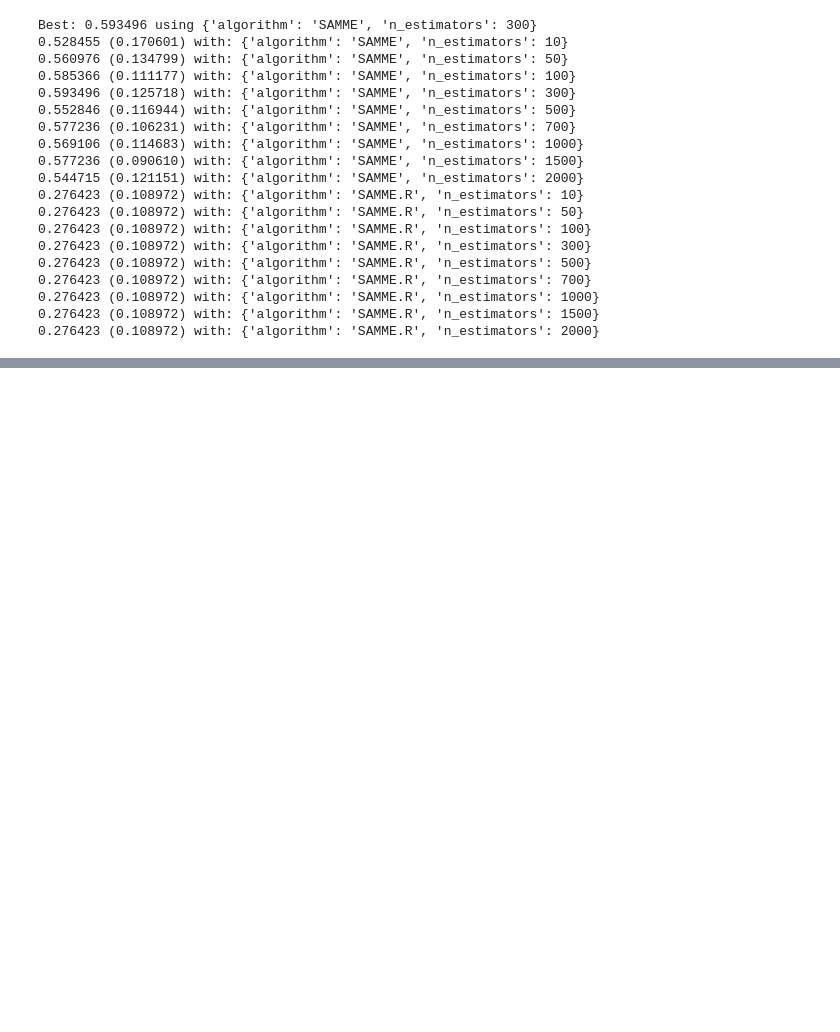
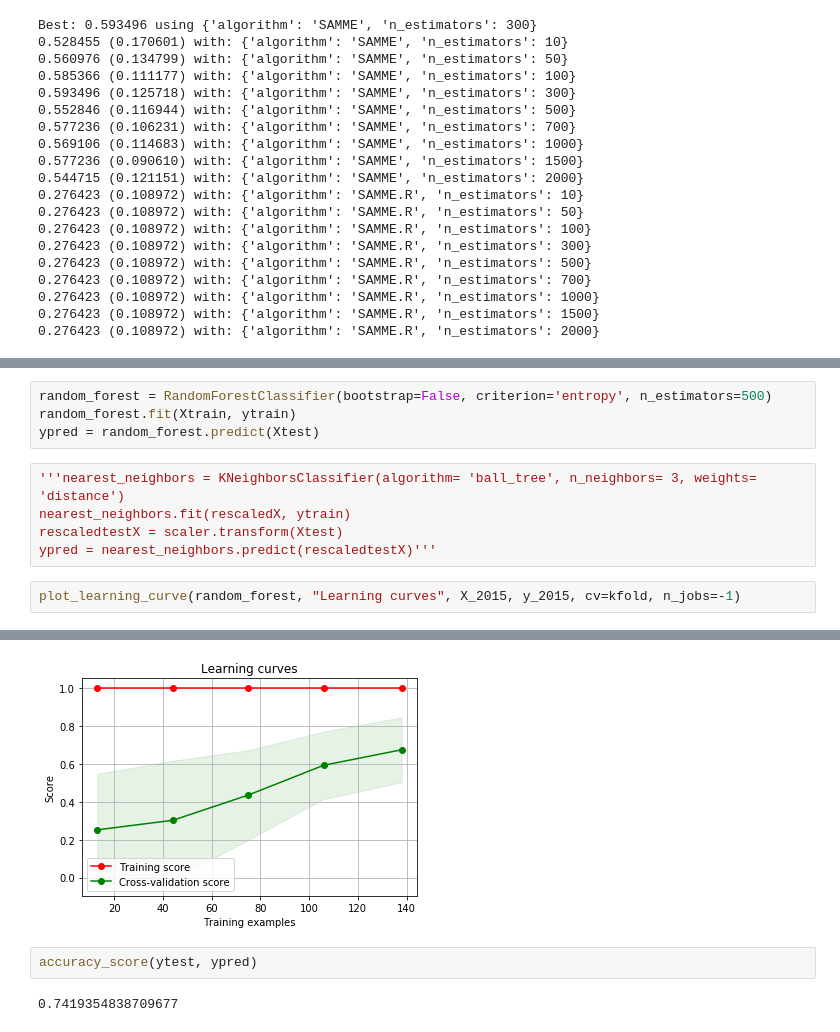
Before and after one commit to fsssa-iscteiulpt/FCD, a Jupyter notebook: Machine Learning FCD.ipynb, the cells around one changed output, grey strips where cells are left out. Drawn from its saved outputs; the diff is of its cells as text; blank space fills up the shorter version.

```diff
--- a/Machine Learning FCD.ipynb
+++ b/Machine Learning FCD.ipynb
@@ -611,0 +698,12 @@ Best: 0.593496 using {'algorithm': 'SAMME', 'n_estimators': 300}
+# %%
+random_forest = RandomForestClassifier(bootstrap=False, criterion='entropy', n_estimators=500)
+random_forest.fit(Xtrain, ytrain)
+ypred = random_forest.predict(Xtest)
+# %%
+'''nearest_neighbors = KNeighborsClassifier(algorithm= 'ball_tree', n_neighbors= 3, weights= 'distance')
+nearest_neighbors.fit(rescaledX, ytrain)
+rescaledtestX = scaler.transform(Xtest)
+ypred = nearest_neighbors.predict(rescaledtestX)'''
+# %%
+plot_learning_curve(random_forest, "Learning curves", X_2015, y_2015, cv=kfold, n_jobs=-1)
+# %% [output]
@@ -611,0 +711,5 @@ Best: 0.593496 using {'algorithm': 'SAMME', 'n_estimators': 300}
+[figure, added]
+# %%
+accuracy_score(ytest, ypred)
+# %% [output]
+0.7419354838709677
```
Also changed, not shown: parts of 19 cells of this notebook.
